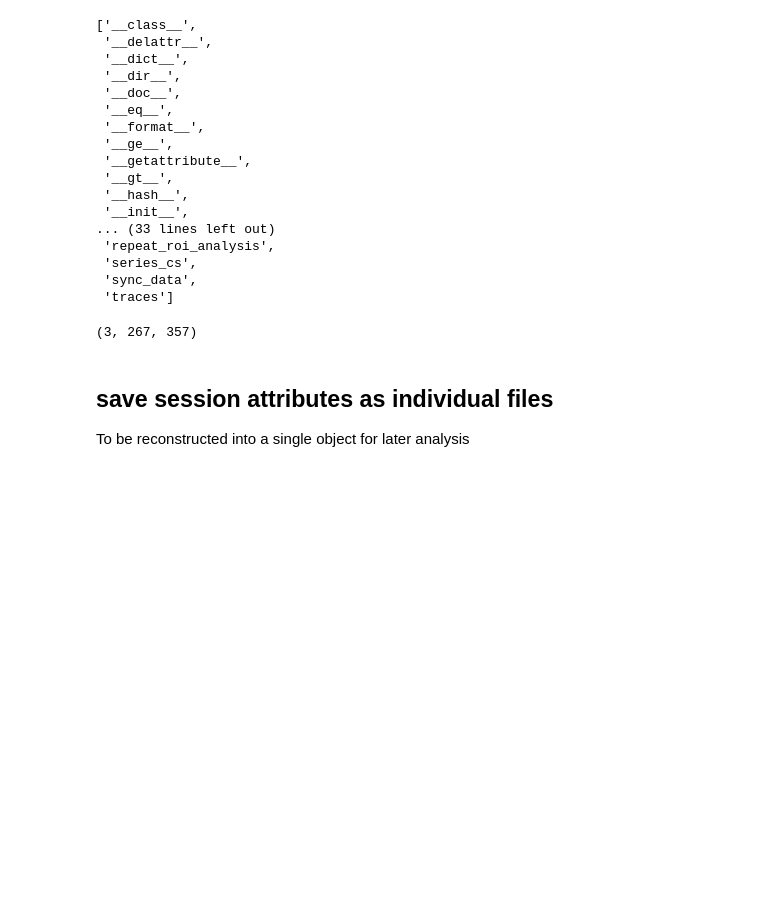
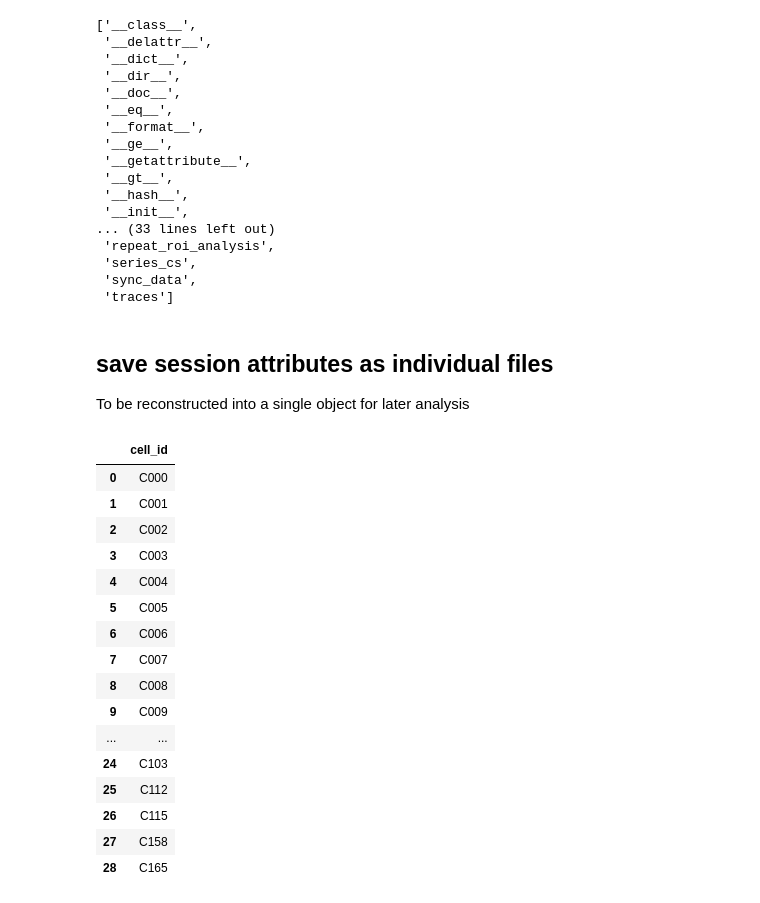
Before and after one commit to AllenInstitute/claustrum_imaging_manuscript, a Jupyter notebook: utilities/process_data.ipynb, the cells around one changed output. Cells and saved outputs as stored; diff of their text form; code cells hidden in the pictures; blank space fills up the shorter version.

Commit message:
update process_data
Former-commit-id: ec9e46798c690b696915d47f58738528cec4359f

```diff
--- a/utilities/process_data.ipynb
+++ b/utilities/process_data.ipynb
@@ -26,5 +20,0 @@ def get_gender(mouse_id):
-# %%
-def make_folder(path):
-    '''make a folder if it does not already exist'''
-    if not os.path.exists(path):
-        os.mkdir(path)
@@ -115,8 +108,13 @@ active_sessions_to_analyze = last_sessions.merge(
 )
 active_sessions_to_analyze['session_type'] = 'active'
 
-active_sessions_to_analyze['sex'] = active_sessions_to_analyze['mouse_id'].map(lambda mid:get_gender(mid.lstrip('M')))
-active_sessions_to_analyze = active_sessions_to_analyze.merge(mice_table[['mouse_id','anterior_or_posterior', 'AP_coord', 'ML_coord', 'DV_coord']],on='mouse_id')
+active_sessions_to_analyze['sex'] = active_sessions_to_analyze['mouse_id'].map(
+    lambda mid: helper_functions.get_gender(mid.lstrip('M'))
+)
+active_sessions_to_analyze = active_sessions_to_analyze.merge(
+    mice_table[['mouse_id','anterior_or_posterior', 'AP_coord', 'ML_coord', 'DV_coord']],
+    on='mouse_id'
+)
 active_sessions_to_analyze = active_sessions_to_analyze.query('anterior_or_posterior == "anterior"')
 
 active_sessions_to_analyze
@@ -158,9 +156,9 @@ sessions = {
 }
 for idx,row in session_list.iterrows():
     if row['session_type'] == 'passive':
-        sessions[row['session_type']][row['mouse_id']] = helper_functions.load_passive_session(row['full_path'])
+        sessions[row['session_type']][row['mouse_id']] = helper_functions.load_passive_session_from_disk(row['full_path'])
     elif row['session_type'] == 'active':
-        sessions[row['session_type']][row['mouse_id']] = helper_functions.load_active_session(row['full_path'])
+        sessions[row['session_type']][row['mouse_id']] = helper_functions.load_active_session_from_disk(row['full_path'])
 
     print('on session {} of {}'.format(idx+1,len(session_list)),end='\r')
 # %% [output]
@@ -217,7 +213,3 @@ dir(sessions[session_type][mouse])
  'series_cs',
  'sync_data',
  'traces']
-# %%
-np.shape(session.cell_images['C000'])
-# %% [output]
-(3, 267, 357)
@@ -243,7 +220,7 @@ To be reconstructed into a single object for later analysis
 force_overwrite = False
 for session_type in ['passive','active']:
     session_type_folder = os.path.join(data_path,'{}_sessions'.format(session_type))
-    make_folder(session_type_folder)
+    helper_functions.make_folder(session_type_folder)
     for mouse in sessions[session_type].keys():
         mouse_folder = os.path.join(session_type_folder, mouse)
         make_folder(mouse_folder)
@@ -270,10 +247,19 @@ for session_type in ['passive','active']:
                         index=False
                     )
 
+        # save event_dict for active sessions
+        if session_type == 'active':
+            filename = os.path.join(mouse_folder, 'events.json'.format(table_name))
+            if not os.path.exists(filename) and not force_overwrite:
+                helper_functions.save_json(
+                    sessions[session_type][mouse].event_dict,
+                    filename
+                )
+
         # save_filtered_cell_ids:
         filename = os.path.join(mouse_folder, 'filtered_cell_ids.csv')
         if not os.path.exists(filename) and not force_overwrite:
-            pd.DataFrame(sessions[session_type][mouse].filtered_cell_IDs).to_csv(
+            pd.DataFrame(sessions[session_type][mouse].filtered_cell_IDs).rename(columns={0:'cell_id'}).to_csv(
                 filename,
                 index=False
             )
@@ -304,9 +290,29 @@ for session_type in ['passive','active']:
 
         # save cell images
         cell_folder = os.path.join(mouse_folder, 'cell_images')
-        make_folder(cell_folder)
-        save_cell_images(
+        helper_functions.make_folder(cell_folder)
+        helper_functions.save_cell_images(
             sessions[session_type][mouse],
             cell_folder,
             force_overwrite,
         )
+# %%
+pd.read_csv(os.path.join(mouse_folder, 'filtered_cell_ids.csv'))
+# %% [output]
+|  | cell_id |
+| 0 | C000 |
+| 1 | C001 |
+| 2 | C002 |
+| 3 | C003 |
+| 4 | C004 |
+| 5 | C005 |
+| 6 | C006 |
+| 7 | C007 |
+| 8 | C008 |
+| 9 | C009 |
+| ... | ... |
+| 24 | C103 |
+| 25 | C112 |
+| 26 | C115 |
+| 27 | C158 |
+| 28 | C165 |
```
Also changed, not shown: parts of 7 cells of this notebook.
